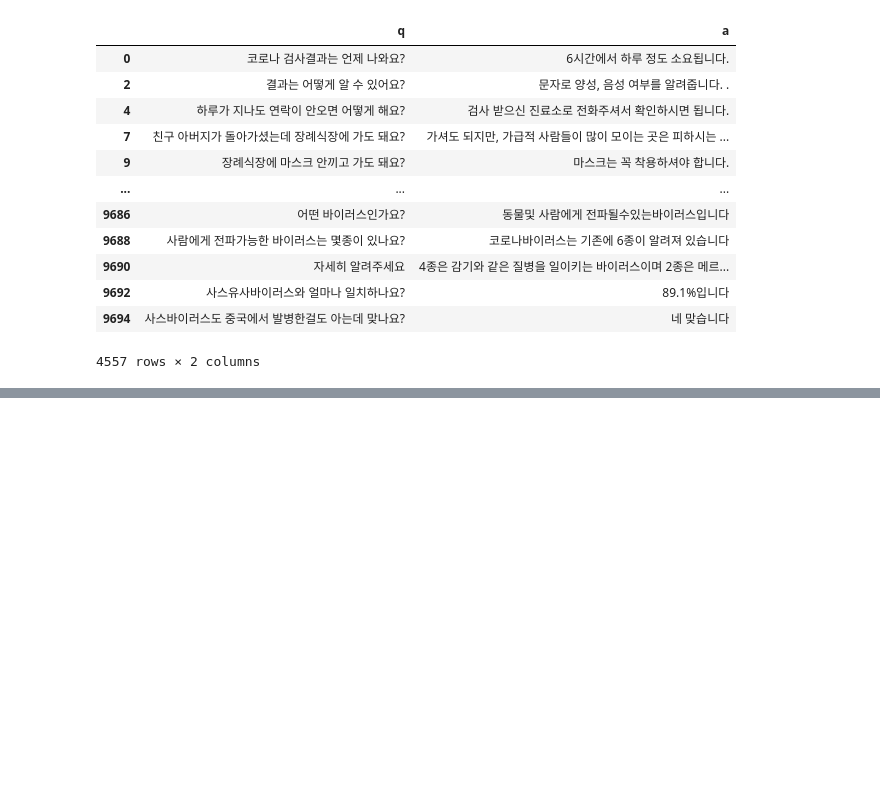
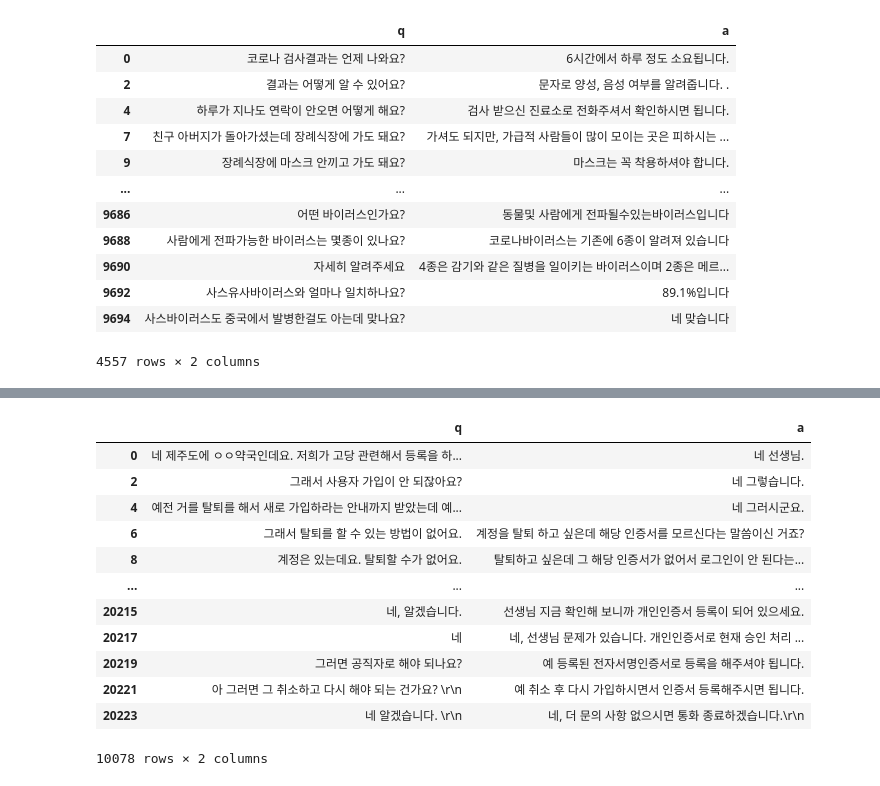
Before and after one commit to horry10/gjs39chat1, a Jupyter notebook: 데이터정제-Copy1.ipynb, the cells around one changed output, grey strips where cells are left out. Drawn from its saved outputs; the diff is of its cells as text; code cells hidden in the pictures; blank space fills up the shorter version.

```diff
--- a/데이터정제-Copy1.ipynb
+++ b/데이터정제-Copy1.ipynb
@@ -128,0 +153,16 @@ dataset
+# %%
+dataset
+# %% [output]
+|  | q | a |
+| 0 | 네 제주도에 ㅇㅇ약국인데요. 저희가 고당 관련해서 등록을 하... | 네 선생님. |
+| 2 | 그래서 사용자 가입이 안 되잖아요? | 네 그렇습니다. |
+| 4 | 예전 거를 탈퇴를 해서 새로 가입하라는 안내까지 받았는데 예... | 네 그러시군요. |
+| 6 | 그래서 탈퇴를 할 수 있는 방법이 없어요. | 계정을 탈퇴 하고 싶은데 해당 인증서를 모르신다는 말씀이신 거죠? |
+| 8 | 계정은 있는데요. 탈퇴할 수가 없어요. | 탈퇴하고 싶은데 그 해당 인증서가 없어서 로그인이 안 된다는... |
+| ... | ... | ... |
+| 20215 | 네, 알겠습니다. | 선생님 지금 확인해 보니까 개인인증서 등록이 되어 있으세요. |
+| 20217 | 네 | 네, 선생님 문제가 있습니다. 개인인증서로 현재 승인 처리 ... |
+| 20219 | 그러면 공직자로 해야 되나요? | 예 등록된 전자서명인증서로 등록을 해주셔야 됩니다. |
+| 20221 | 아 그러면 그 취소하고 다시 해야 되는 건가요? \r\n | 예 취소 후 다시 가입하시면서 인증서 등록해주시면 됩니다. |
+| 20223 | 네 알겠습니다. \r\n | 네, 더 문의 사항 없으시면 통화 종료하겠습니다.\r\n |
+10078 rows × 2 columns
```
Also changed, not shown: parts of 5 cells of this notebook.
